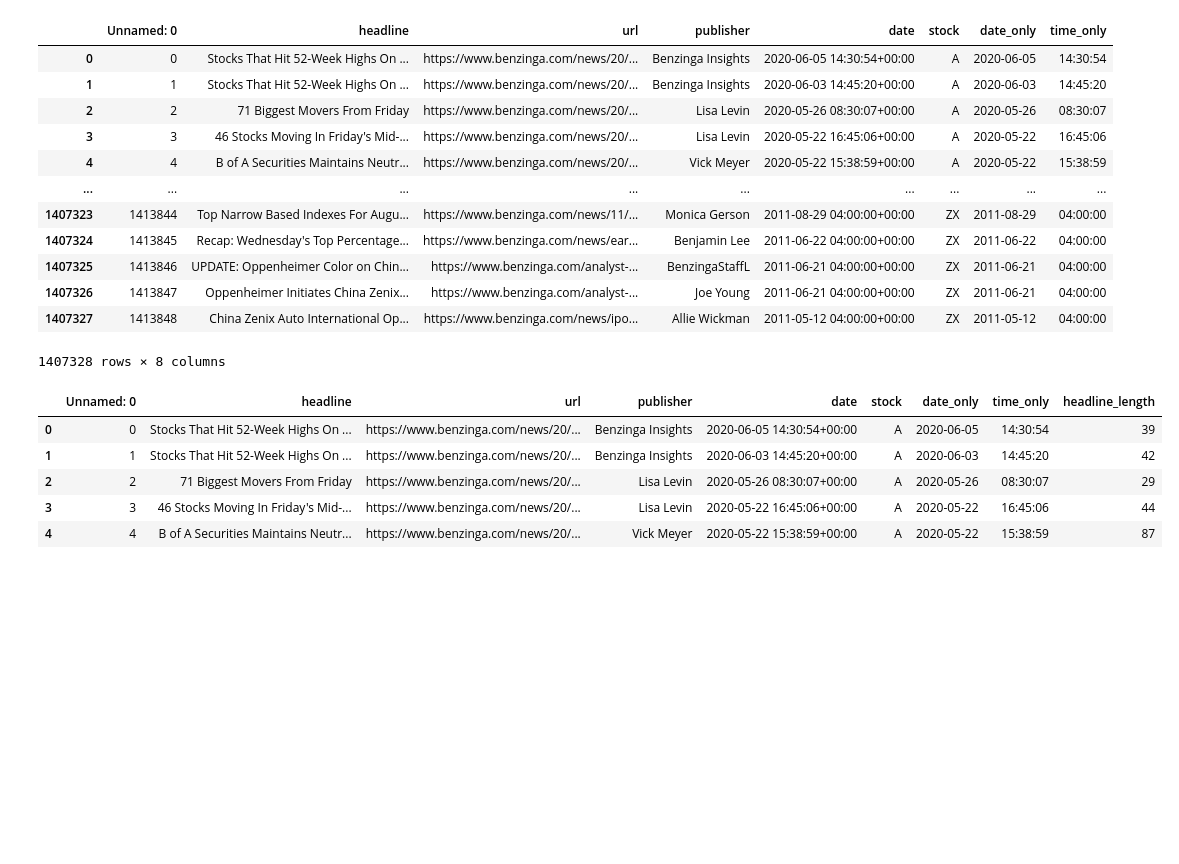
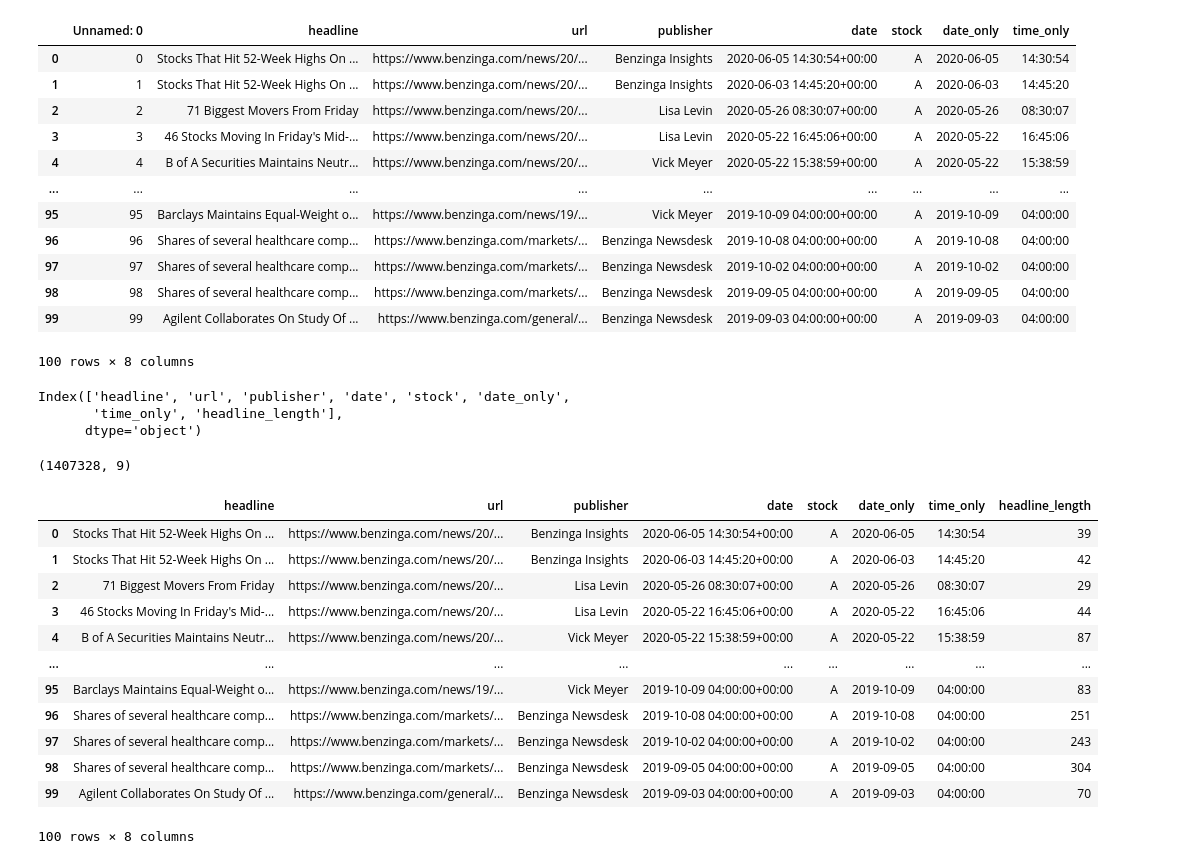
Before and after one commit to leuel-a/news-sentiment-stock-prediction, a Jupyter notebook: notebooks/stock_news_sentiment.ipynb, the cells around one changed output. Saved outputs shown, nothing was run; the diff lists cells and outputs as text; code cells hidden in the pictures; blank space fills up the shorter version.

```diff
--- a/notebooks/stock_news_sentiment.ipynb
+++ b/notebooks/stock_news_sentiment.ipynb
@@ -29,7 +34,7 @@ df
 df["date"] = pd.to_datetime(df["date"], format="ISO8601", utc=True)
 df["date_only"] = df["date"].dt.date
 df["time_only"] = df["date"].dt.time
-df
+df.head(100)
 # %% [output]
 |  | Unnamed: 0 | headline | url | publisher | date | stock | date_only | time_only |
 | 0 | 0 | Stocks That Hit 52-Week Highs On ... | https://www.benzinga.com/news/20/... | Benzinga Insights | 2020-06-05 14:30:54+00:00 | A | 2020-06-05 | 14:30:54 |
@@ -38,9 +43,20 @@ df
 | 3 | 3 | 46 Stocks Moving In Friday's Mid-... | https://www.benzinga.com/news/20/... | Lisa Levin | 2020-05-22 16:45:06+00:00 | A | 2020-05-22 | 16:45:06 |
 | 4 | 4 | B of A Securities Maintains Neutr... | https://www.benzinga.com/news/20/... | Vick Meyer | 2020-05-22 15:38:59+00:00 | A | 2020-05-22 | 15:38:59 |
 | ... | ... | ... | ... | ... | ... | ... | ... | ... |
-| 1407323 | 1413844 | Top Narrow Based Indexes For Augu... | https://www.benzinga.com/news/11/... | Monica Gerson | 2011-08-29 04:00:00+00:00 | ZX | 2011-08-29 | 04:00:00 |
-| 1407324 | 1413845 | Recap: Wednesday's Top Percentage... | https://www.benzinga.com/news/ear... | Benjamin Lee | 2011-06-22 04:00:00+00:00 | ZX | 2011-06-22 | 04:00:00 |
-| 1407325 | 1413846 | UPDATE: Oppenheimer Color on Chin... | https://www.benzinga.com/analyst-... | BenzingaStaffL | 2011-06-21 04:00:00+00:00 | ZX | 2011-06-21 | 04:00:00 |
-| 1407326 | 1413847 | Oppenheimer Initiates China Zenix... | https://www.benzinga.com/analyst-... | Joe Young | 2011-06-21 04:00:00+00:00 | ZX | 2011-06-21 | 04:00:00 |
-| 1407327 | 1413848 | China Zenix Auto International Op... | https://www.benzinga.com/news/ipo... | Allie Wickman | 2011-05-12 04:00:00+00:00 | ZX | 2011-05-12 | 04:00:00 |
+| 95 | 95 | Barclays Maintains Equal-Weight o... | https://www.benzinga.com/news/19/... | Vick Meyer | 2019-10-09 04:00:00+00:00 | A | 2019-10-09 | 04:00:00 |
+| 96 | 96 | Shares of several healthcare comp... | https://www.benzinga.com/markets/... | Benzinga Newsdesk | 2019-10-08 04:00:00+00:00 | A | 2019-10-08 | 04:00:00 |
+| 97 | 97 | Shares of several healthcare comp... | https://www.benzinga.com/markets/... | Benzinga Newsdesk | 2019-10-02 04:00:00+00:00 | A | 2019-10-02 | 04:00:00 |
+| 98 | 98 | Shares of several healthcare comp... | https://www.benzinga.com/markets/... | Benzinga Newsdesk | 2019-09-05 04:00:00+00:00 | A | 2019-09-05 | 04:00:00 |
+| 99 | 99 | Agilent Collaborates On Study Of ... | https://www.benzinga.com/general/... | Benzinga Newsdesk | 2019-09-03 04:00:00+00:00 | A | 2019-09-03 | 04:00:00 |
-1407328 rows × 8 columns
+100 rows × 8 columns
+# %%
+df = df.loc[:, ~df.columns.str.contains('^Unnamed')]
+df.columns
+# %% [output]
+Index(['headline', 'url', 'publisher', 'date', 'stock', 'date_only',
+       'time_only', 'headline_length'],
+      dtype='object')
+# %%
+df.shape
+# %% [output]
+(1407328, 9)
@@ -47,10 +73,17 @@ df
 # %%
 df["headline_length"] = df["headline"].apply(lambda x: len(x))
-df.head()
+df.head(100)
 # %% [output]
-|  | Unnamed: 0 | headline | url | publisher | date | stock | date_only | time_only | headline_length |
-| 0 | 0 | Stocks That Hit 52-Week Highs On ... | https://www.benzinga.com/news/20/... | Benzinga Insights | 2020-06-05 14:30:54+00:00 | A | 2020-06-05 | 14:30:54 | 39 |
-| 1 | 1 | Stocks That Hit 52-Week Highs On ... | https://www.benzinga.com/news/20/... | Benzinga Insights | 2020-06-03 14:45:20+00:00 | A | 2020-06-03 | 14:45:20 | 42 |
-| 2 | 2 | 71 Biggest Movers From Friday | https://www.benzinga.com/news/20/... | Lisa Levin | 2020-05-26 08:30:07+00:00 | A | 2020-05-26 | 08:30:07 | 29 |
-| 3 | 3 | 46 Stocks Moving In Friday's Mid-... | https://www.benzinga.com/news/20/... | Lisa Levin | 2020-05-22 16:45:06+00:00 | A | 2020-05-22 | 16:45:06 | 44 |
-| 4 | 4 | B of A Securities Maintains Neutr... | https://www.benzinga.com/news/20/... | Vick Meyer | 2020-05-22 15:38:59+00:00 | A | 2020-05-22 | 15:38:59 | 87 |
+|  | headline | url | publisher | date | stock | date_only | time_only | headline_length |
+| 0 | Stocks That Hit 52-Week Highs On ... | https://www.benzinga.com/news/20/... | Benzinga Insights | 2020-06-05 14:30:54+00:00 | A | 2020-06-05 | 14:30:54 | 39 |
+| 1 | Stocks That Hit 52-Week Highs On ... | https://www.benzinga.com/news/20/... | Benzinga Insights | 2020-06-03 14:45:20+00:00 | A | 2020-06-03 | 14:45:20 | 42 |
+| 2 | 71 Biggest Movers From Friday | https://www.benzinga.com/news/20/... | Lisa Levin | 2020-05-26 08:30:07+00:00 | A | 2020-05-26 | 08:30:07 | 29 |
+| 3 | 46 Stocks Moving In Friday's Mid-... | https://www.benzinga.com/news/20/... | Lisa Levin | 2020-05-22 16:45:06+00:00 | A | 2020-05-22 | 16:45:06 | 44 |
+| 4 | B of A Securities Maintains Neutr... | https://www.benzinga.com/news/20/... | Vick Meyer | 2020-05-22 15:38:59+00:00 | A | 2020-05-22 | 15:38:59 | 87 |
+| ... | ... | ... | ... | ... | ... | ... | ... | ... |
+| 95 | Barclays Maintains Equal-Weight o... | https://www.benzinga.com/news/19/... | Vick Meyer | 2019-10-09 04:00:00+00:00 | A | 2019-10-09 | 04:00:00 | 83 |
+| 96 | Shares of several healthcare comp... | https://www.benzinga.com/markets/... | Benzinga Newsdesk | 2019-10-08 04:00:00+00:00 | A | 2019-10-08 | 04:00:00 | 251 |
+| 97 | Shares of several healthcare comp... | https://www.benzinga.com/markets/... | Benzinga Newsdesk | 2019-10-02 04:00:00+00:00 | A | 2019-10-02 | 04:00:00 | 243 |
+| 98 | Shares of several healthcare comp... | https://www.benzinga.com/markets/... | Benzinga Newsdesk | 2019-09-05 04:00:00+00:00 | A | 2019-09-05 | 04:00:00 | 304 |
+| 99 | Agilent Collaborates On Study Of ... | https://www.benzinga.com/general/... | Benzinga Newsdesk | 2019-09-03 04:00:00+00:00 | A | 2019-09-03 | 04:00:00 | 70 |
+100 rows × 8 columns
```
Also changed, not shown: parts of 8 cells of this notebook.
